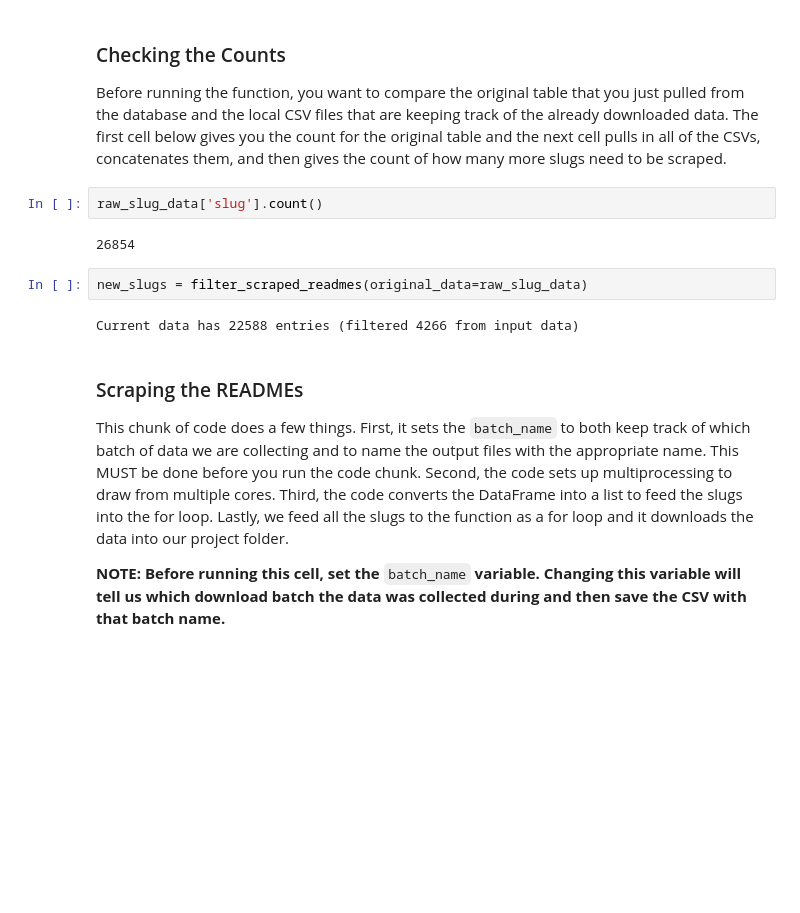
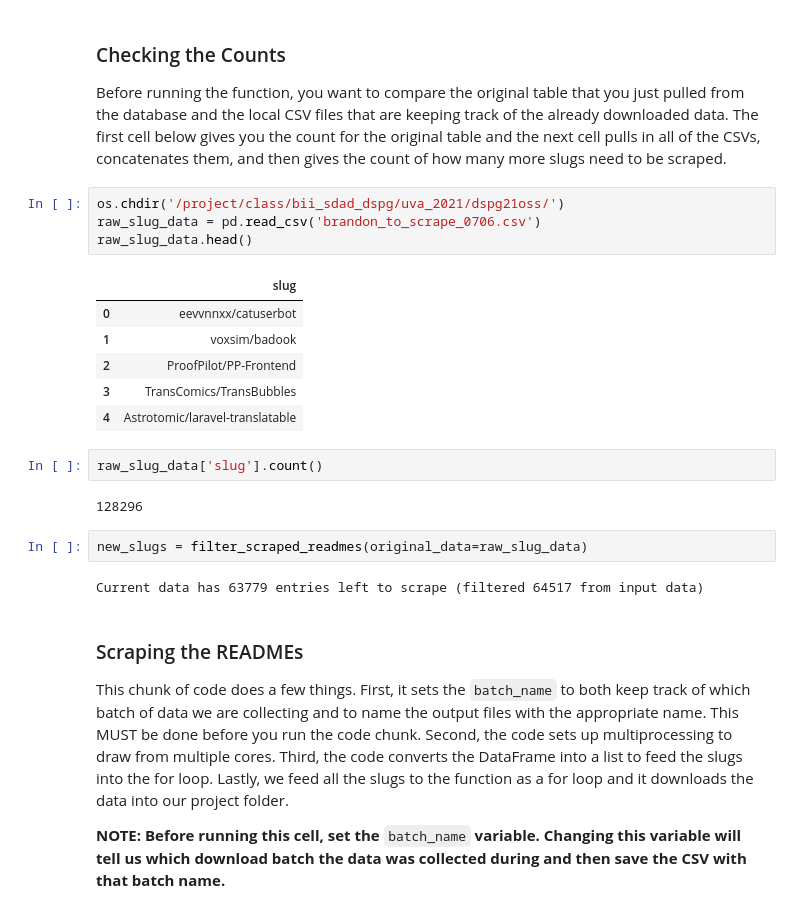
Before and after one commit to DSPG-Young-Scholars-Program/dspg21oss, a Jupyter notebook: src/01_scrape_readmes/02_scrape_readmes_requests_kb7hp.ipynb, the cells around one changed output. Saved outputs shown, nothing was run; the diff lists cells and outputs as text; blank space fills up the shorter version.

```diff
--- a/src/01_scrape_readmes/02_scrape_readmes_requests_kb7hp.ipynb
+++ b/src/01_scrape_readmes/02_scrape_readmes_requests_kb7hp.ipynb
@@ -235,14 +240,25 @@ raw_slug_data.head()
 ### Checking the Counts
 
 Before running the function, you want to compare the original table that you just pulled from the database and the local CSV files that are keeping track of the already downloaded data. The first cell below gives you the count for the original table and the next cell pulls in all of the CSVs, concatenates them, and then gives the count of how many more slugs need to be scraped.
+# %%
+os.chdir('/project/class/bii_sdad_dspg/uva_2021/dspg21oss/')
+raw_slug_data = pd.read_csv('brandon_to_scrape_0706.csv')
+raw_slug_data.head()
+# %% [output]
+|  | slug |
+| 0 | eevvnnxx/catuserbot |
+| 1 | voxsim/badook |
+| 2 | ProofPilot/PP-Frontend |
+| 3 | TransComics/TransBubbles |
+| 4 | Astrotomic/laravel-translatable |
 # %%
 raw_slug_data['slug'].count()
 # %% [output]
-26854
+128296
 # %%
 new_slugs = filter_scraped_readmes(original_data=raw_slug_data)
 # %% [output]
-Current data has 22588 entries (filtered 4266 from input data)
+Current data has 63779 entries left to scrape (filtered 64517 from input data)
 # %% [markdown]
 ### Scraping the READMEs
 
```
Also changed, not shown: parts of 4 cells of this notebook, 3 other files.
